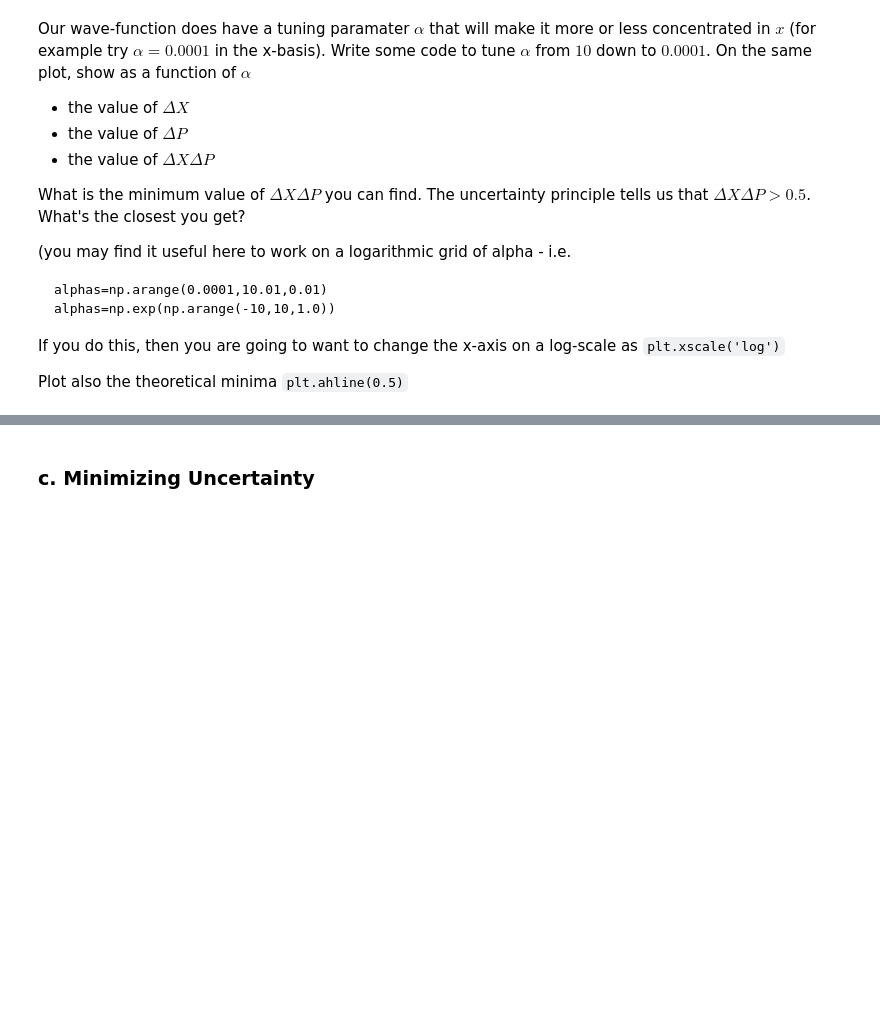
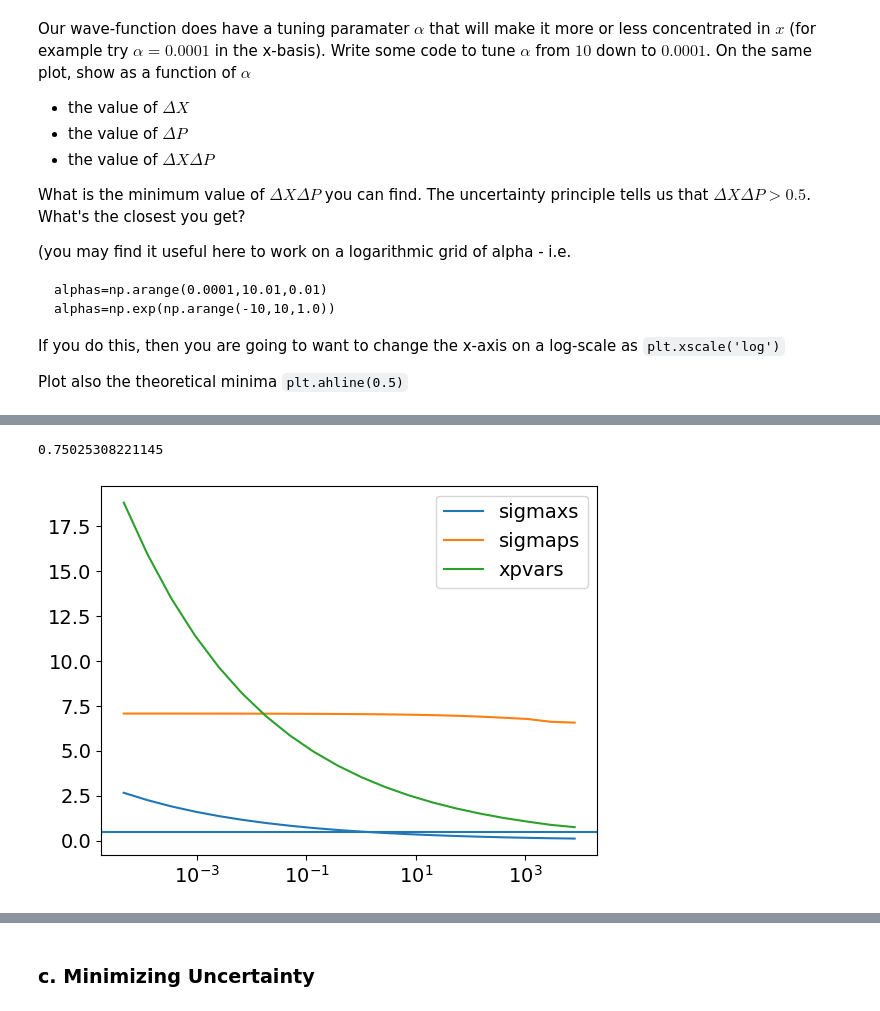
Before and after one commit to MichaelAHeredia/PHYS486, a Jupyter notebook: quantum_mechanics/HarmonicOscillator.ipynb, the cells around one changed output, grey strips where cells are left out. Drawn from its saved outputs; the diff is of its cells as text; code cells hidden in the pictures; blank space fills up the shorter version.

```diff
--- a/quantum_mechanics/HarmonicOscillator.ipynb
+++ b/quantum_mechanics/HarmonicOscillator.ipynb
@@ -178,27 +181,24 @@ Now compute the uncertainty for the wave-functions above. You should quantify wh
 # %%
 ###ANSWER HERE
 def uncertainty(psi, X,P):
-  expx2 = psi.conjugate() @ X**2 @ psi
-  expx = psi.conjugate() @ X @ psi
+  expx2 = psi.conjugate() @ X**2 @ psi.T
+  expx = psi.conjugate() @ X @ psi.T
   # print("expx2:\n",expx2)
   # print("expx**2:\n",expx**2)
   # print("expx2 - expx**2:\n",expx2 - expx**2)
   sigmax = np.sqrt(np.abs(expx2 - expx**2))
   # print("sigmax:\n",sigmax)
+  # ps,U= MomentumBasis(20,0.1)
+  # psip = U@psi
   expp2 = psi.conjugate() @ P**2 @ psi.T
   expp = psi.conjugate() @ P @ psi.T
   sigmap = np.sqrt(np.abs(expp2 - expp**2))
   return sigmax, sigmap, sigmax*sigmap
 sigmax, sigmap, xpvar = uncertainty(psi, X, P)
-sigmaxp, sigmapp, xpvarp = uncertainty(psip, X, P)
 print("\nin the position basis:")
 print("sigmax:\n",sigmax)
 print("sigmap:\n",sigmap)
 print("deltaxdeltap:\n",xpvar)
-print("\nin the momentum basis:")
-print("sigmaxp:\n",sigmaxp)
-print("sigmapp:\n",sigmapp)
-print("deltaxdeltap:\n",xpvarp)
 # %% [output]
 in the position basis:
 sigmax:
@@ -236,10 +228,32 @@ If you do this, then you are going to want to change the x-axis on a log-scale a
 Plot also the theoretical minima `plt.ahline(0.5)`
 # %% [markdown]
 <div><img src="https://clark.physics.illinois.edu/246img/AnsStart.svg" width=200 align=left alt="Answer (start)"></img><br></div>
-# %%
-###ANSWER HERE
-alpha = 100
-psi = np.exp(-alpha*(xs - 4)**6)
+# %%
+###ANSWER HERE
+alpha = 100
+# alphas = np.arange(.0001,10.01,.01)
+alphas = np.exp(np.arange(-10,10,1.0))
+sigmaxs = []
+sigmaps = []
+xpvars = []
+for i in alphas:
+  psi = np.exp(-i*(xs - 4)**6)
+  normsq = psi.conjugate() @ psi
+  psi = psi / np.sqrt(normsq)
+  sigmax, sigmap, xpvar = uncertainty(psi, X, P)
+  sigmaxs.append(sigmax)
+  sigmaps.append(sigmap)
+  xpvars.append(xpvar)
+plt.plot(alphas,sigmaxs, label="sigmaxs")
+plt.plot(alphas,sigmaps,label="sigmaps")
+plt.plot(alphas,xpvars,label="xpvars")
+plt.axhline(.5)
+plt.legend()
+plt.xscale('log')
+print(min(xpvars))
+# %% [output]
+0.75025308221145
+[figure, added]
 # %% [markdown]
 <div><img src="https://clark.physics.illinois.edu/246img/AnsEnd.svg" width=200 align=left alt="Answer (end)"></img><br></div>
 # %% [markdown]
```
Also changed, not shown: parts of 5 cells of this notebook.
